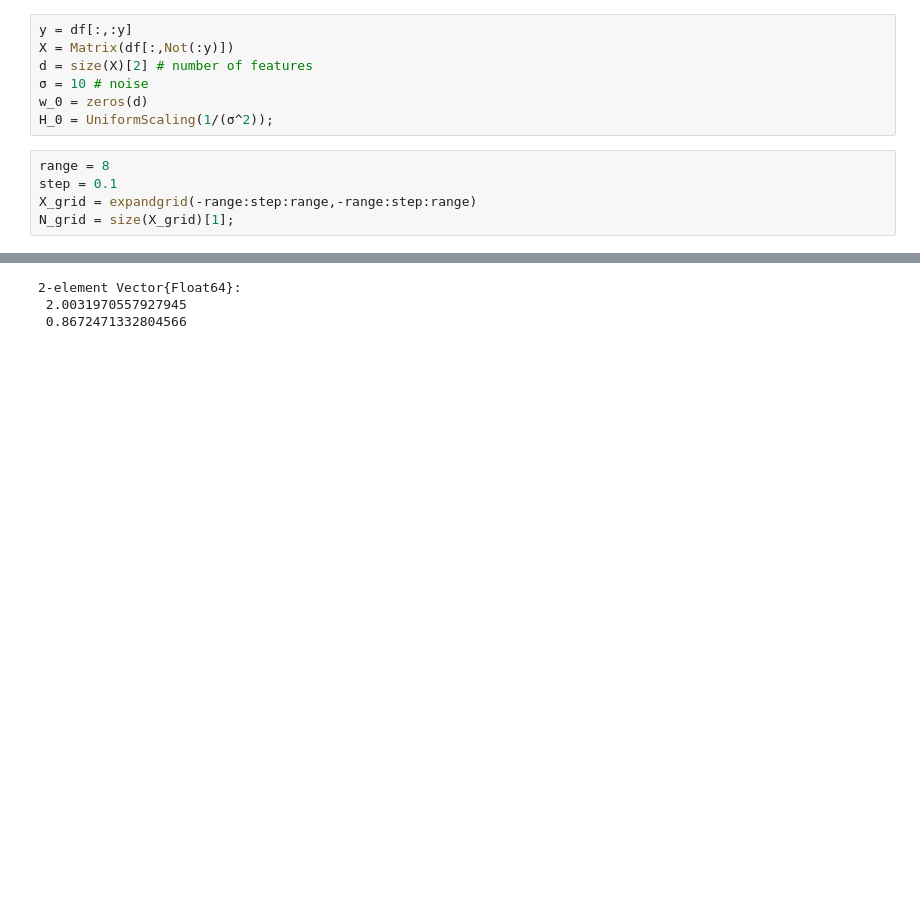
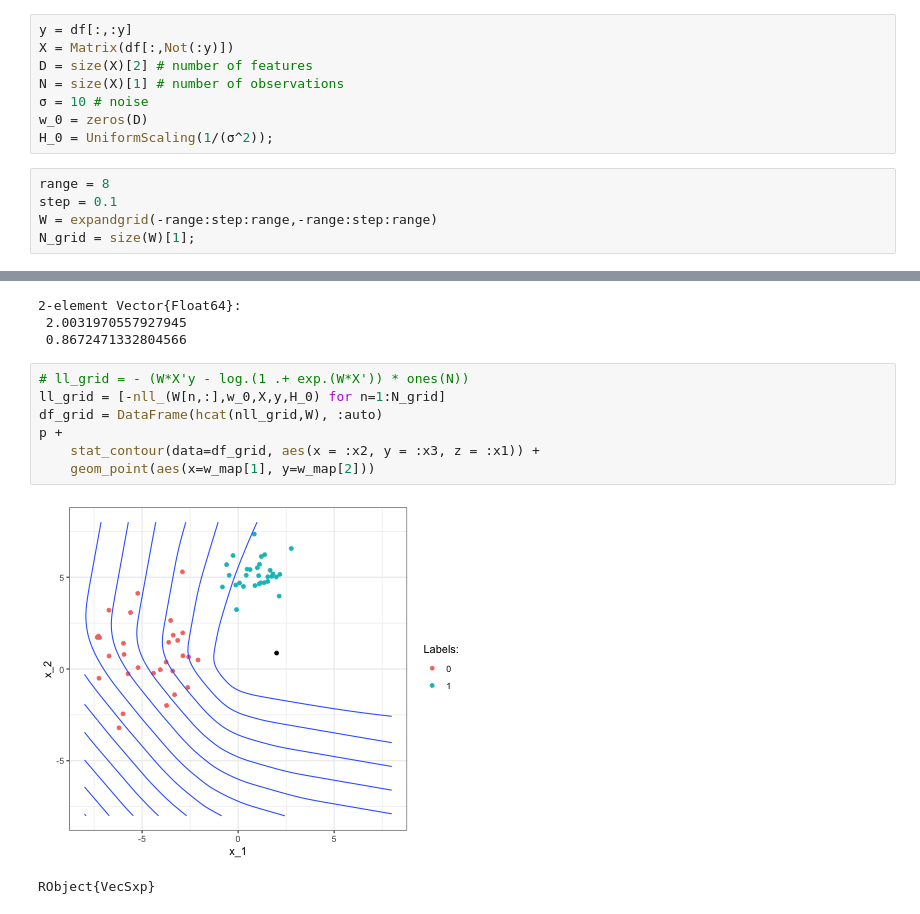
Before and after one commit to pat-alt/pat-alt.github.io, a Jupyter notebook: content/post/2021-10-27-bayesian-logistic-regression/toy_example.ipynb, the cells around one changed output, grey strips where cells are left out. Cells and saved outputs as stored; diff of their text form; blank space fills up the shorter version.

```diff
--- a/content/post/2021-10-27-bayesian-logistic-regression/toy_example.ipynb
+++ b/content/post/2021-10-27-bayesian-logistic-regression/toy_example.ipynb
@@ -32,15 +32,16 @@ include("julia/bayes_logreg.jl");
 # %%
 y = df[:,:y]
 X = Matrix(df[:,Not(:y)])
-d = size(X)[2] # number of features
+D = size(X)[2] # number of features
+N = size(X)[1] # number of observations
 σ = 10 # noise
-w_0 = zeros(d)
+w_0 = zeros(D)
 H_0 = UniformScaling(1/(σ^2));
 # %%
 range = 8
 step = 0.1
-X_grid = expandgrid(-range:step:range,-range:step:range)
-N_grid = size(X_grid)[1];
+W = expandgrid(-range:step:range,-range:step:range)
+N_grid = size(W)[1];
 # %%
 T = 10000
 sgd_options = (
@@ -54,3 +55,13 @@ w_map = μ(mod)
 2-element Vector{Float64}:
  2.0031970557927945
  0.8672471332804566
+# %%
+# ll_grid = - (W*X'y - log.(1 .+ exp.(W*X')) * ones(N))
+ll_grid = [-nll_(W[n,:],w_0,X,y,H_0) for n=1:N_grid]
+df_grid = DataFrame(hcat(nll_grid,W), :auto)
+p +
+    stat_contour(data=df_grid, aes(x = :x2, y = :x3, z = :x1)) +
+    geom_point(aes(x=w_map[1], y=w_map[2]))
+# %% [output]
+[figure, added]
+RObject{VecSxp}
```
Also changed, not shown: parts of 7 cells of this notebook, 2 other files.
